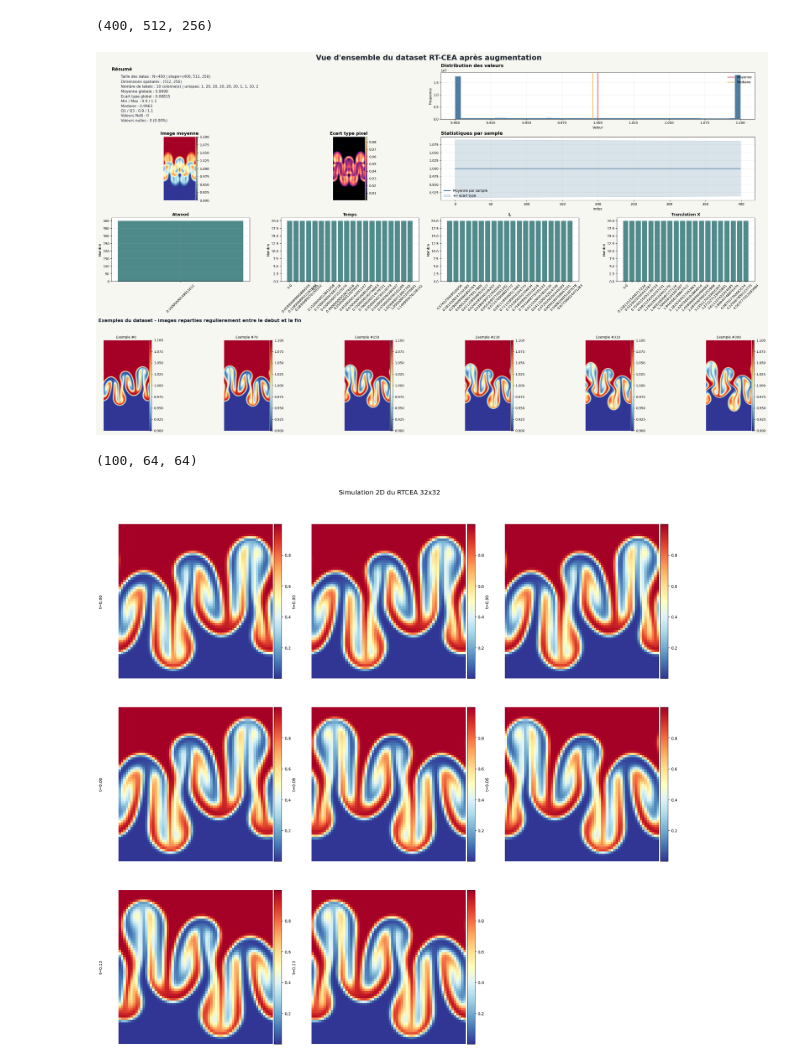
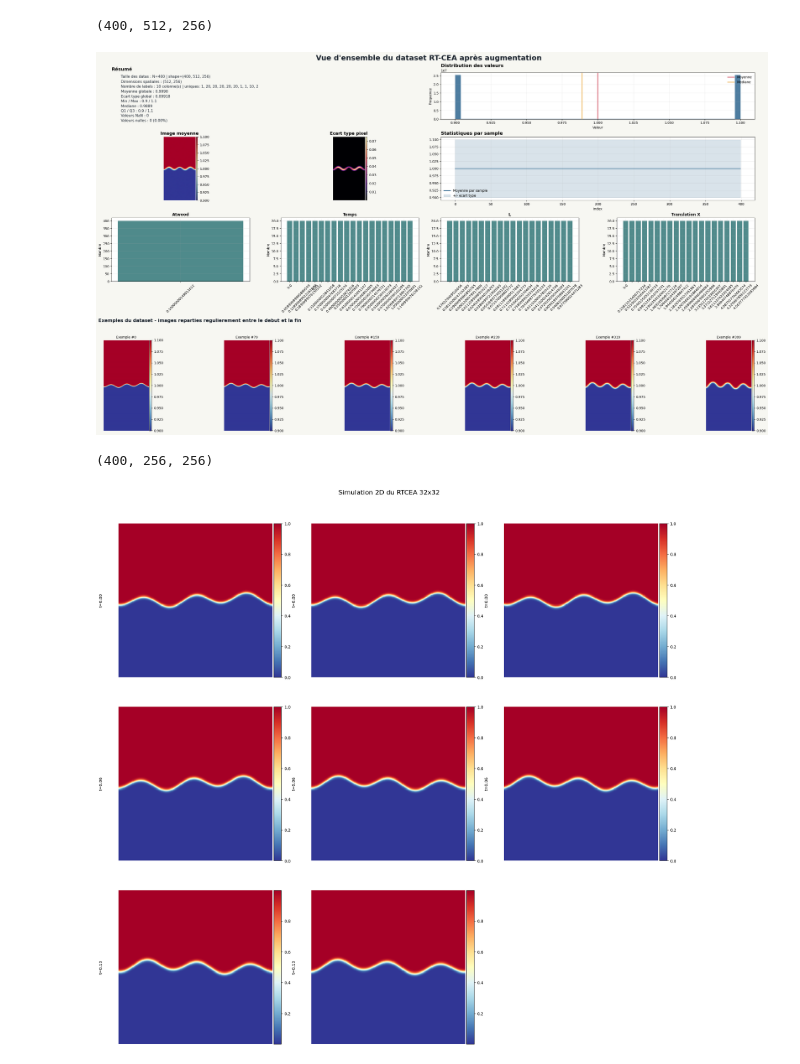
Before and after one commit to Samuel-Chapuis/Rayleigh-Taylor-Generative-Surrogate, a Jupyter notebook: analyse_outils/VizDatta.ipynb, the cells around one changed output. Drawn from its saved outputs; the diff is of its cells as text; code cells hidden in the pictures.

```diff
--- a/analyse_outils/VizDatta.ipynb
+++ b/analyse_outils/VizDatta.ipynb
@@ -30,8 +30,8 @@ from lib.cea_lib.data_augmentation import*
 # Visualisation
 # %%
 data, labels = load_RTCEA("../data/RTCEA_bimode.hdf5")
-data = data[100:120, :, :]
-time = labels[100:120, 1]
+data = data[0:20, :, :]
+time = labels[0:20, 1]
 # %%
 plot_dataset_overview(data, labels=labels, title="Vue d'ensemble du dataset RT-CEA", bins=50, save=False, save_path="../outputs/simple_bimode_overview.png")
 # %% [output]
@@ -59,14 +59,14 @@ print(data_augmanted_images.shape)  # (2200, 32, 32)
 # %%
 plot_dataset_overview(data_augmanted_images, labels=data_augmented_labels, title="Vue d'ensemble du dataset RT-CEA après augmentation", bins=50)
 # %% [output]
-[figure, old version]
+[figure, new version]
 # %%
-data_norm, new_labels = data_preprocessing(data_augmanted_images, data_augmented_labels, resize=64)
+data_norm, new_labels = data_preprocessing(data_augmanted_images, data_augmented_labels, resize=256)
 print(data_norm.shape)
 plot_sim_2d_from_to(data_norm, new_labels[:, 1], 0, 50, 8, titre="Simulation 2D du RTCEA 32x32", save=False)
 # %% [output]
-(100, 64, 64)
+(400, 256, 256)
-[figure, old version]
+[figure, new version]
 # %%
 def data_wavelet_transform(data, wavelet='db1', level=1):
     """
```
Also changed, not shown: parts of 3 cells of this notebook, 24 other files.
